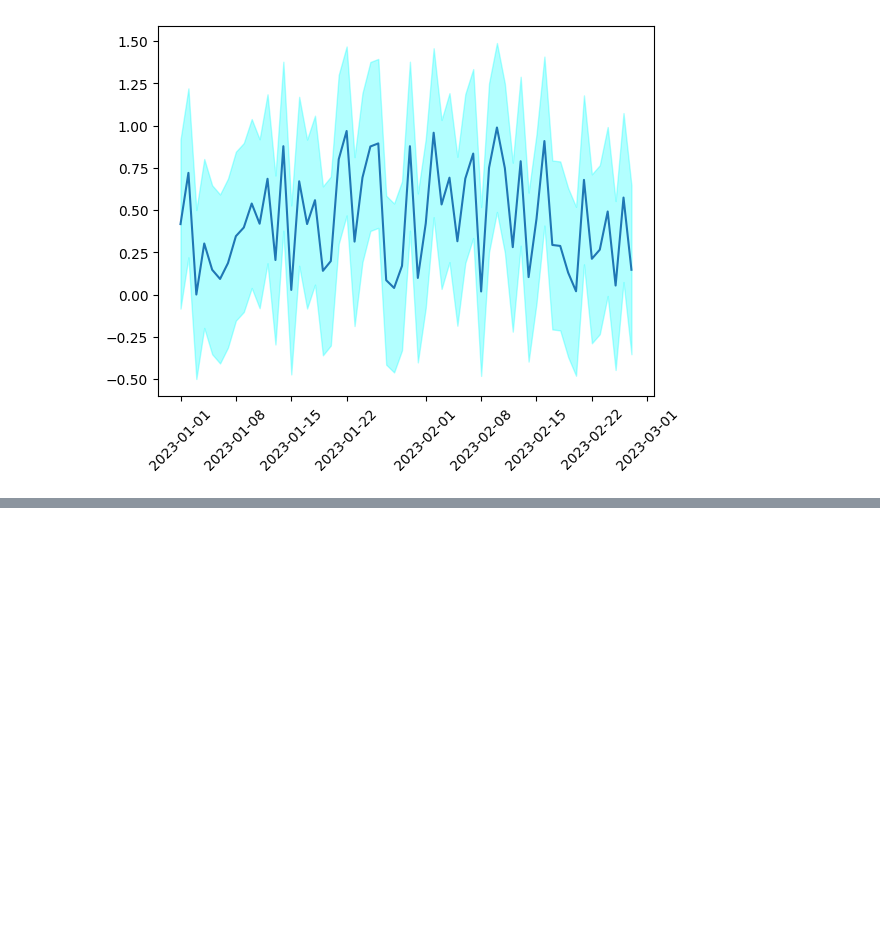
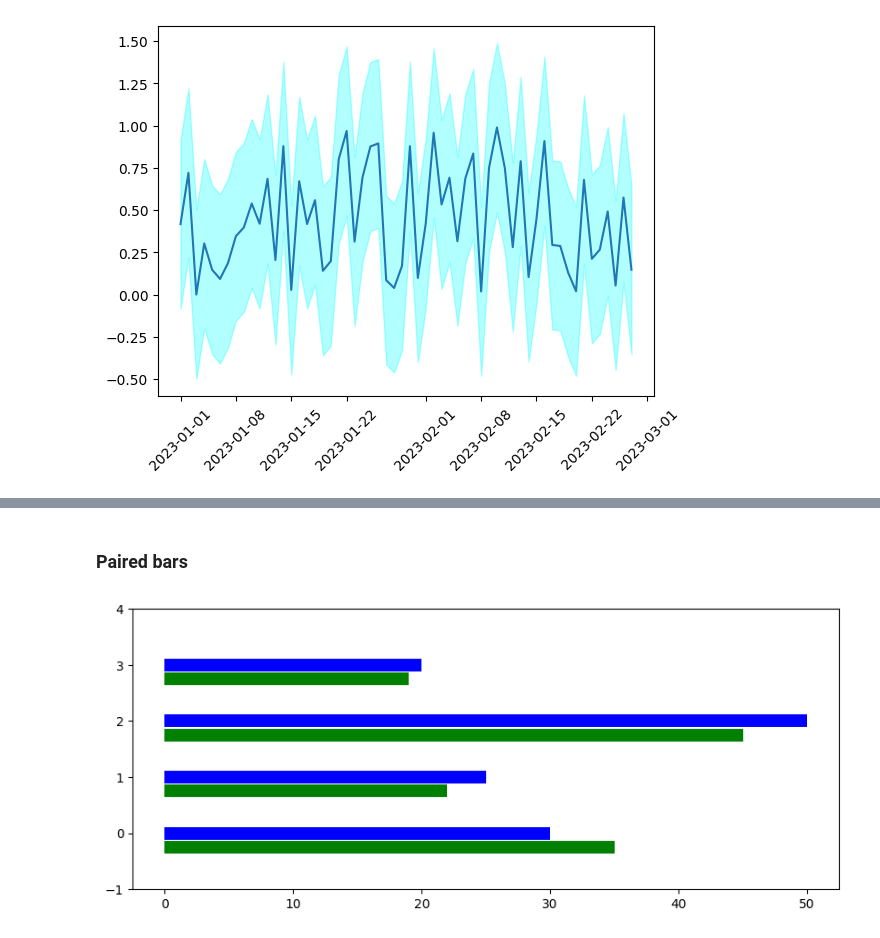
Before and after one commit to kazmierczakP/DataScienceNotebooks, a Jupyter notebook: Visualization.ipynb, the cells around one changed output, grey strips where cells are left out. Cells and saved outputs as stored; diff of their text form; code cells hidden in the pictures; blank space fills up the shorter version.

Commit message:
bars & hlines

```diff
--- a/Visualization.ipynb
+++ b/Visualization.ipynb
@@ -830,0 +848,2 @@ plt.xticks(rotation=45);
+# %% [markdown]
+### Paired bars
@@ -830,0 +854,11 @@ plt.xticks(rotation=45);
+# %%
+data = [[30, 25, 50, 20],
+        [35, 22, 45, 19]]
+X=np.arange(4)
+# %%
+plt.figure(figsize=(10,4))
+plt.hlines(X,xmin=0,xmax=data[0],linewidth=10,color='blue')
+plt.hlines(X-0.25,xmin=0,xmax=data[1],linewidth=10,color='green')
+plt.yticks(range(-1,5));
+# %% [output]
+[figure, added]
```
Also changed, not shown: parts of 21 cells of this notebook.
